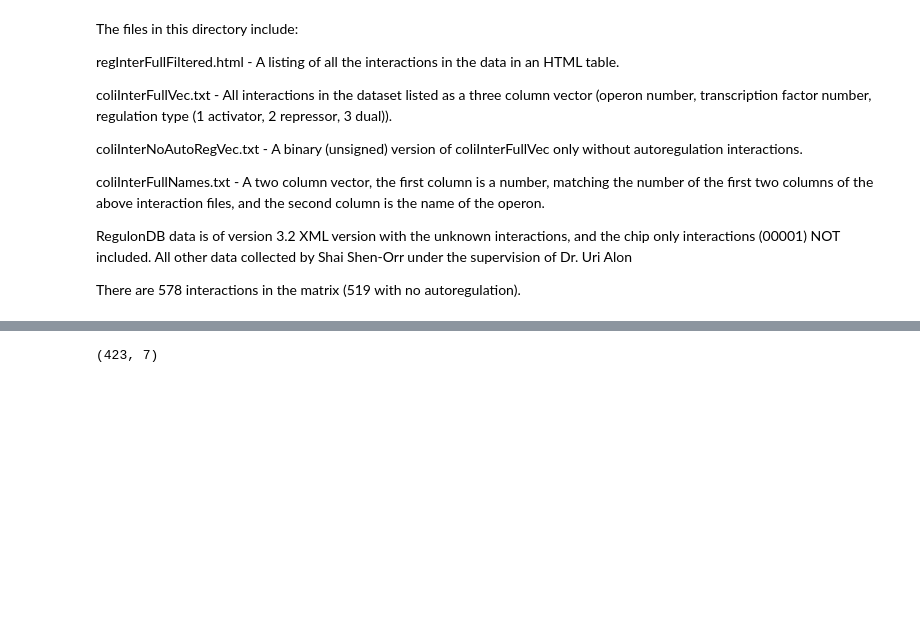
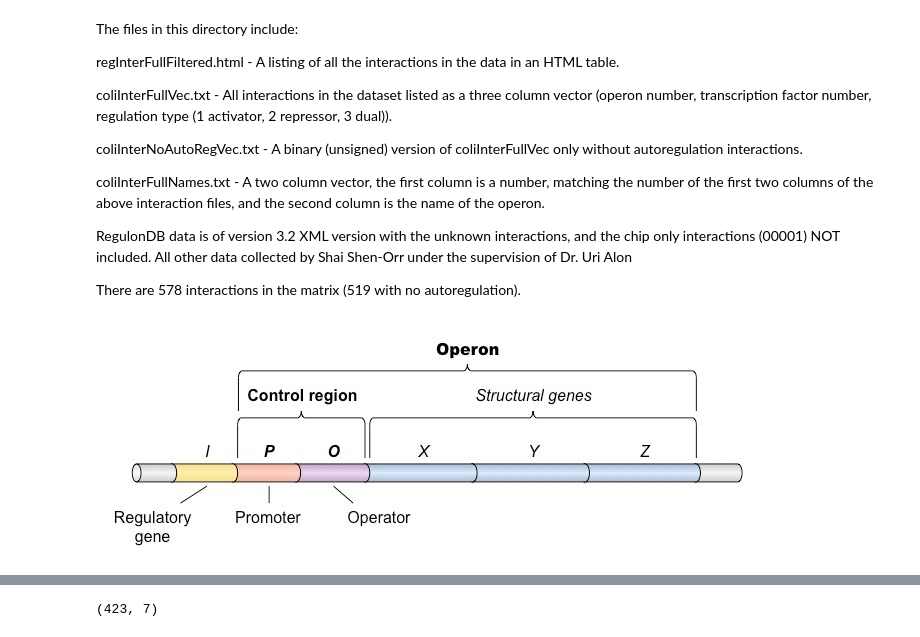
Before and after one commit to Trancefiend/Unit-6, a Jupyter notebook: Network Capstone 2.ipynb, the cells around one changed output, grey strips where cells are left out. Cells and saved outputs as stored; diff of their text form; code cells hidden in the pictures; blank space fills up the shorter version.

```diff
--- a/Network Capstone 2.ipynb
+++ b/Network Capstone 2.ipynb
@@ -24 +25,5 @@ import sklearn
 %matplotlib inline
+# %%
+display(Image('operon_med.jpg'))
+# %% [output]
+[figure, added]
```
Also changed, not shown: parts of 26 cells of this notebook.
